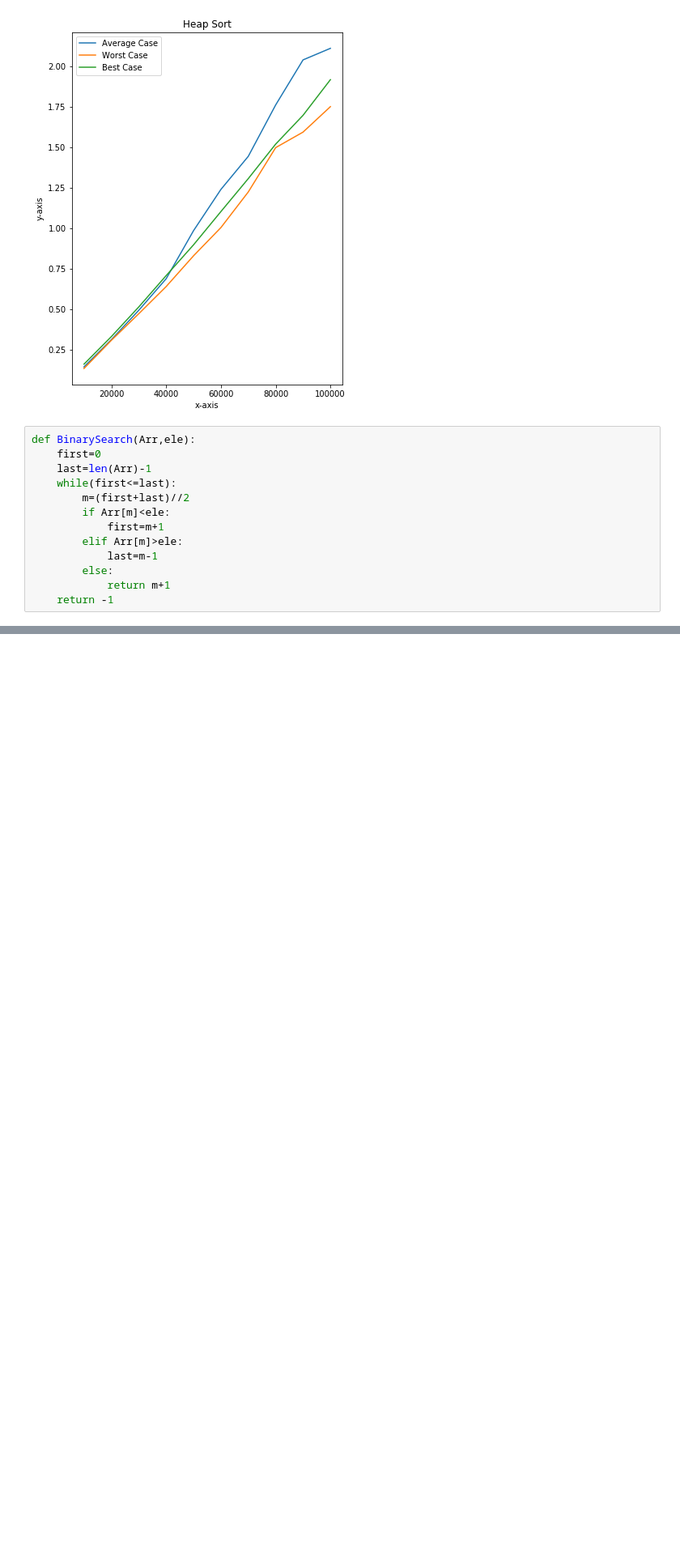
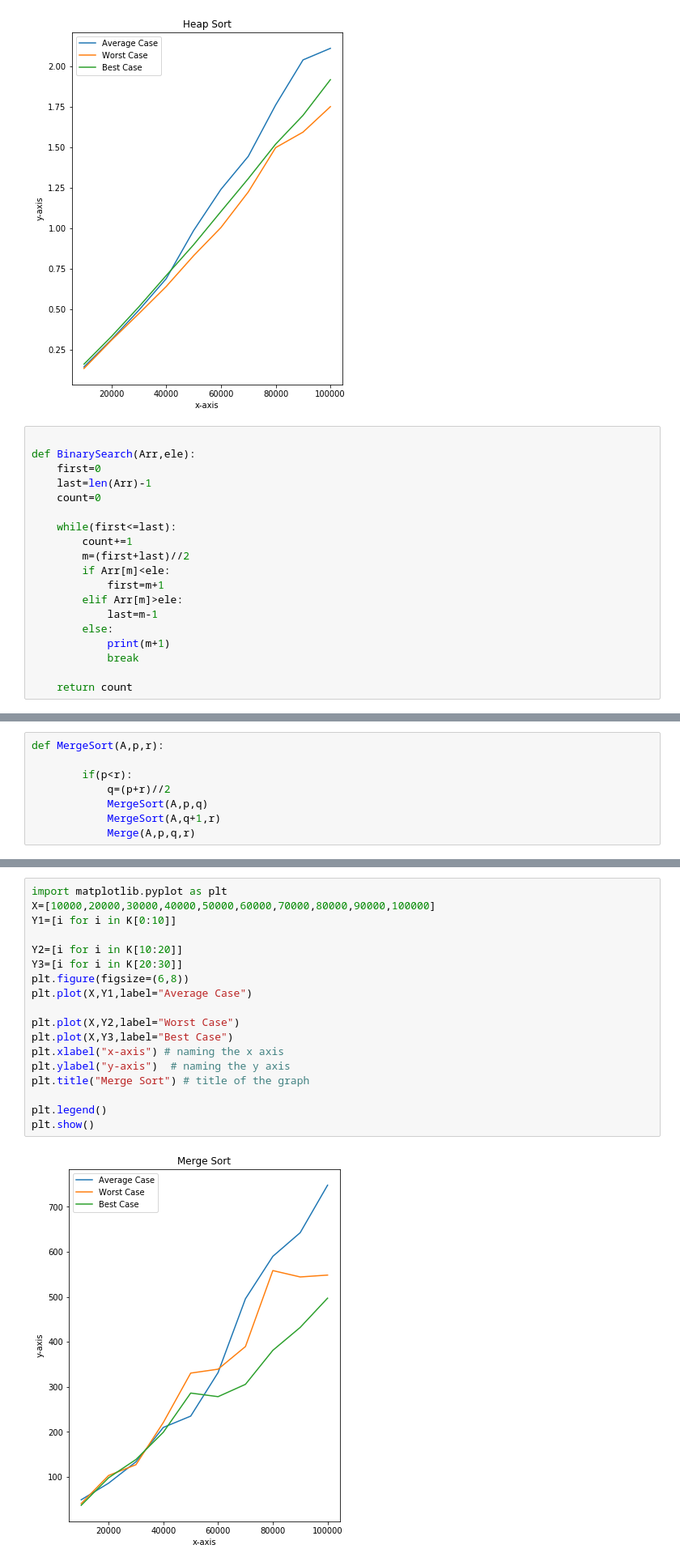
Before and after one commit to TanuAgrawal123/Complete-DS_Algo-with-Python, a Jupyter notebook: graph plotiing of various algo timecomplexity.ipynb, the cells around one changed output, grey strips where cells are left out. Shown at 81% size. Saved outputs shown, nothing was run; the diff lists cells and outputs as text; blank space fills up the shorter version.

```diff
--- a/graph plotiing of various algo timecomplexity.ipynb
+++ b/graph plotiing of various algo timecomplexity.ipynb
@@ -350,18 +350,24 @@ plt.show()
 # %% [output]
 [figure]
 # %%
+
 def BinarySearch(Arr,ele):
     first=0
     last=len(Arr)-1
+    count=0
+
     while(first<=last):
+        count+=1
         m=(first+last)//2
         if Arr[m]<ele:
             first=m+1
         elif Arr[m]>ele:
             last=m-1
         else:
-            return m+1
-    return -1
+            print(m+1)
+            break
+
+    return count
 # %%
 Arr=[10,21,38,76,99,104,120,168,208,307,499,567]
 ele=104
@@ -371,0 +541,8 @@ BinarySearch(Arr,ele)
+# %%
+def MergeSort(A,p,r):
+
+        if(p<r):
+            q=(p+r)//2
+            MergeSort(A,p,q)
+            MergeSort(A,q+1,r)
+            Merge(A,p,q,r)
@@ -371,0 +581,20 @@ BinarySearch(Arr,ele)
+# %%
+import matplotlib.pyplot as plt
+X=[10000,20000,30000,40000,50000,60000,70000,80000,90000,100000]
+Y1=[i for i in K[0:10]]
+
+Y2=[i for i in K[10:20]]
+Y3=[i for i in K[20:30]]
+plt.figure(figsize=(6,8))
+plt.plot(X,Y1,label="Average Case")
+
+plt.plot(X,Y2,label="Worst Case")
+plt.plot(X,Y3,label="Best Case")
+plt.xlabel("x-axis") # naming the x axis
+plt.ylabel("y-axis")  # naming the y axis
+plt.title("Merge Sort") # title of the graph
+
+plt.legend()
+plt.show()
+# %% [output]
+[figure, added]
```
Also changed, not shown: parts of 16 cells of this notebook, 2 other files.
